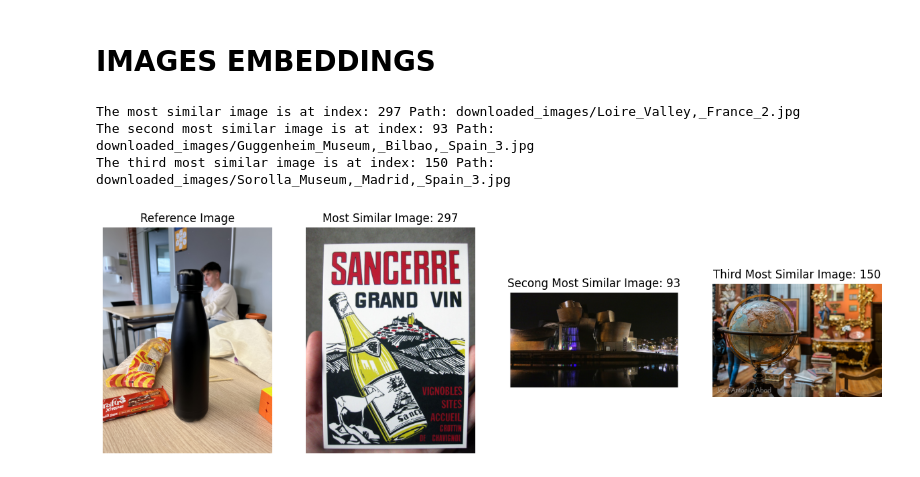
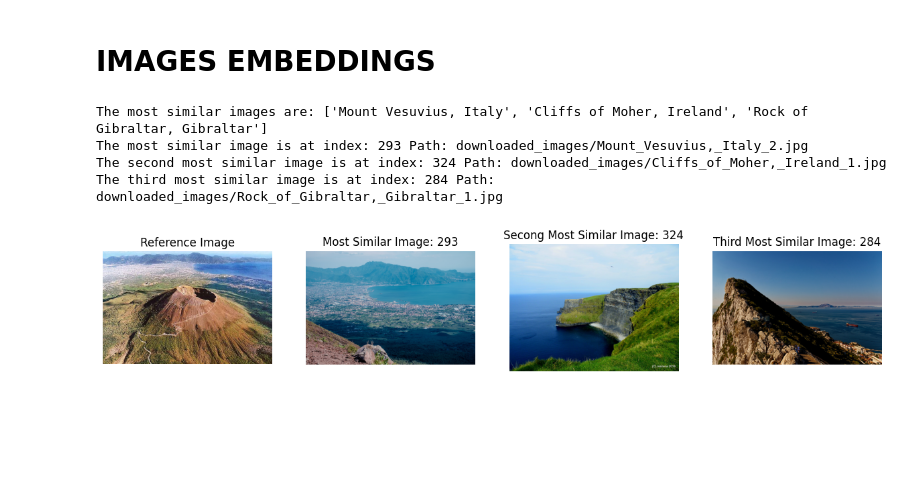
Before and after one commit to nuriallfe/hackupc-2024, a Jupyter notebook: baiges/baiges.ipynb, the cells around one changed output. Cells and saved outputs as stored; diff of their text form; code cells hidden in the pictures; blank space fills up the shorter version.

Commit message:
ADD find real image object

```diff
--- a/baiges/baiges.ipynb
+++ b/baiges/baiges.ipynb
@@ -342,6 +342,7 @@ from torchvision import models, transforms
 from torch.nn.functional import cosine_similarity
 from PIL import Image
 import glob
+import re
 
 
 def load_image(image_path):
@@ -401,7 +402,7 @@ model = models.resnet18(pretrained=True)
 model.eval()
 
 # Extract the embeddings of the images
-reference_image_path = "ampolla.jpg"
+reference_image_path = "vesubio.jpg"
 image_list_paths = glob.glob("downloaded_images/*.jpg")
 
 reference_image = load_image(reference_image_path)
@@ -411,6 +412,25 @@ image_embeddings = [get_embedding(model, load_image(img_path)) for img_path in i
 
 # Find the most similar image to the reference image
 most_similar_index = find_most_similar(reference_embedding, image_embeddings)
+
+# Find the most similar real landmarks
+
+def clean_image_name(file_path):
+    # Delete the directory path and the file extension
+    base_name = os.path.basename(file_path).replace('.jpg', '')
+
+    # Delete any numbers and underscores at the end of the file name
+    clean_name = re.sub(r'_[0-9]+$', '', base_name)
+
+    # Replace any remaining underscores with spaces
+    clean_name = clean_name.replace('_', ' ')
+
+    return clean_name
+
+filenames = [clean_image_name(image_list_paths[i]) for i in most_similar_index]
+
+print("The most similar images are:", filenames)
+
 print("The most similar image is at index:", most_similar_index[0], "Path:", image_list_paths[most_similar_index[0]])
 print("The second most similar image is at index:", most_similar_index[1], "Path:", image_list_paths[most_similar_index[1]])
 print("The third most similar image is at index:", most_similar_index[2], "Path:", image_list_paths[most_similar_index[2]])
@@ -420,34 +440,35 @@ print("The third most similar image is at index:", most_similar_index[2], "Path:
 
 import matplotlib.pyplot as plt
 
 fig, axs = plt.subplots(1, 4, figsize=(15, 5))
 
 # Load and plot the reference image
 reference_image = Image.open(reference_image_path)
 axs[0].imshow(reference_image)
 axs[0].set_title("Reference Image")
 axs[0].axis('off')
 
 # Load and plot the most similar image
 most_similar_image = Image.open(image_list_paths[most_similar_index[0]])
 axs[1].imshow(most_similar_image)
 axs[1].set_title(f'Most Similar Image: {most_similar_index[0]}')
 axs[1].axis('off')
 
 # Load and plot the second most similar image
 second_most_similar_image = Image.open(image_list_paths[most_similar_index[1]])
 axs[2].imshow(second_most_similar_image)
 axs[2].set_title(f'Secong Most Similar Image: {most_similar_index[1]}')
 axs[2].axis('off')
 
 # Load and plot the third most similar image
 third_most_similar_image = Image.open(image_list_paths[most_similar_index[2]])
 axs[3].imshow(third_most_similar_image)
 axs[3].set_title(f'Third Most Similar Image: {most_similar_index[2]}')
 axs[3].axis('off')
 plt.show()
 # %% [output]
-The most similar image is at index: 297 Path: downloaded_images/Loire_Valley,_France_2.jpg
-The second most similar image is at index: 93 Path: downloaded_images/Guggenheim_Museum,_Bilbao,_Spain_3.jpg
-The third most similar image is at index: 150 Path: downloaded_images/Sorolla_Museum,_Madrid,_Spain_3.jpg
+The most similar images are: ['Mount Vesuvius, Italy', 'Cliffs of Moher, Ireland', 'Rock of Gibraltar, Gibraltar']
+The most similar image is at index: 293 Path: downloaded_images/Mount_Vesuvius,_Italy_2.jpg
+The second most similar image is at index: 324 Path: downloaded_images/Cliffs_of_Moher,_Ireland_1.jpg
+The third most similar image is at index: 284 Path: downloaded_images/Rock_of_Gibraltar,_Gibraltar_1.jpg
-[figure, old version]
+[figure, new version]
```
Also changed, not shown: 1 other file.
